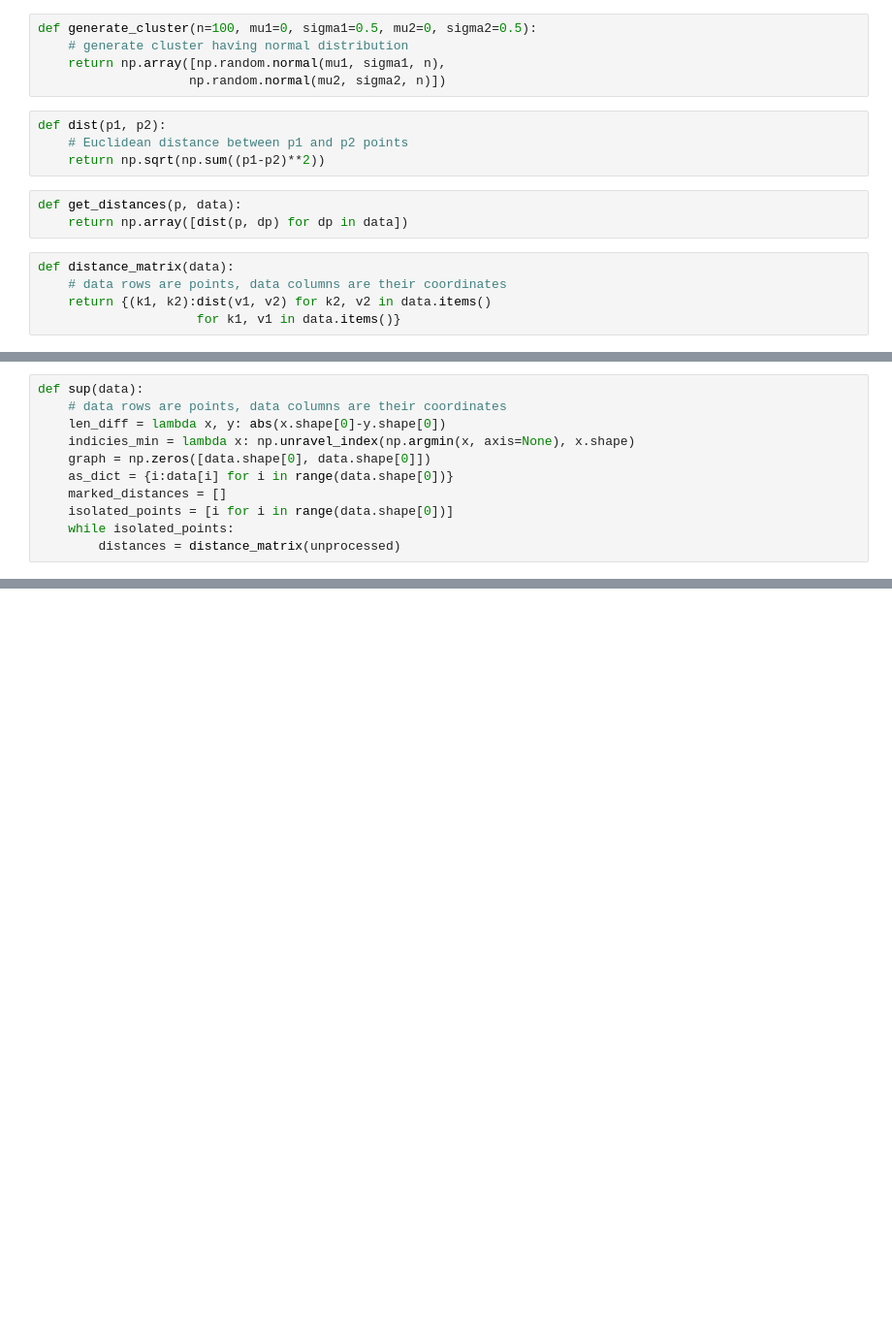
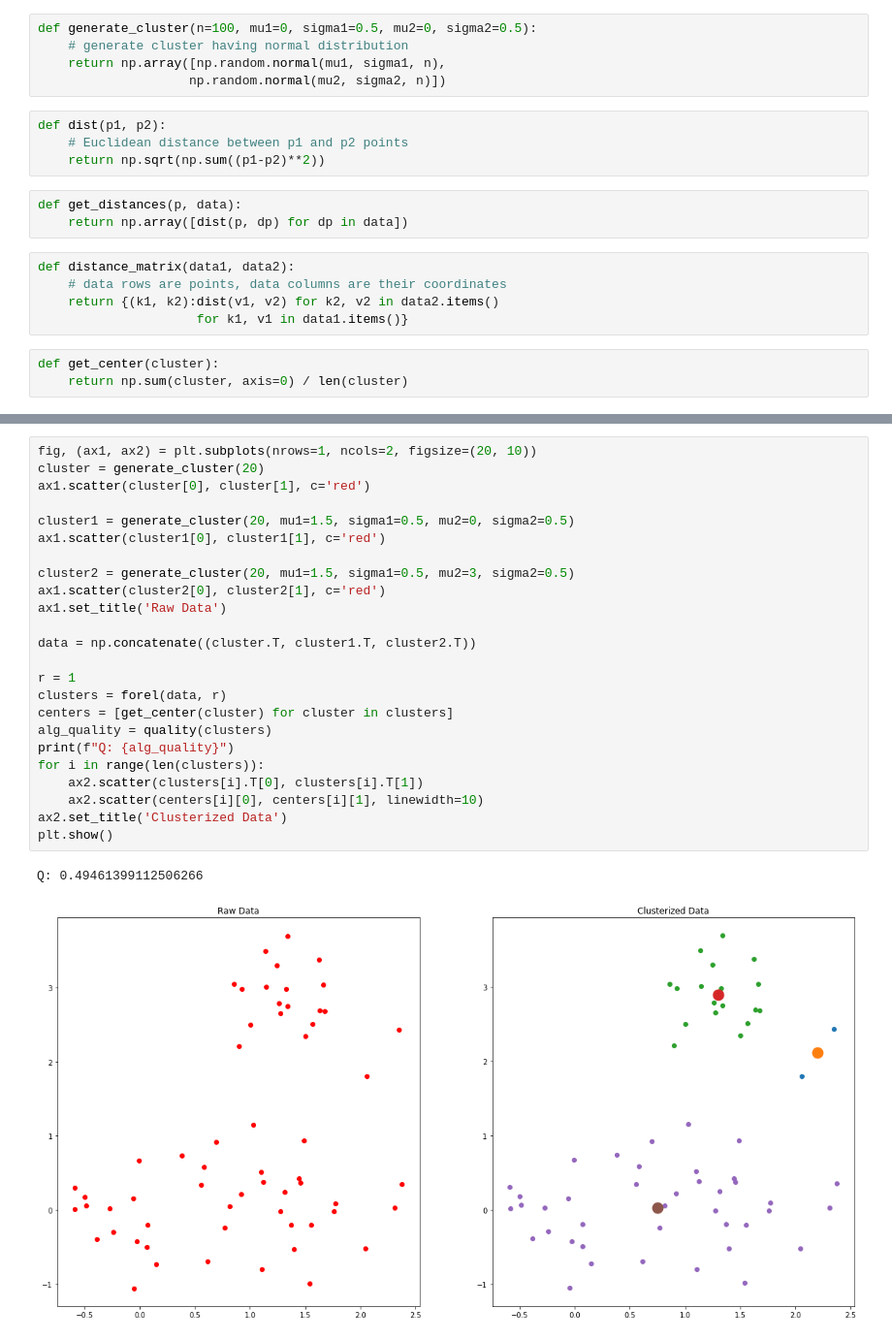
Before and after one commit to IHappyPlant/MLTheory, a Jupyter notebook: Clusterizing.ipynb, the cells around one changed output, grey strips where cells are left out. Shown at 97% size. Saved outputs shown, nothing was run; the diff lists cells and outputs as text; blank space fills up the shorter version.

```diff
--- a/Clusterizing.ipynb
+++ b/Clusterizing.ipynb
@@ -14,7 +17,10 @@ def dist(p1, p2):
 def get_distances(p, data):
     return np.array([dist(p, dp) for dp in data])
 # %%
-def distance_matrix(data):
+def distance_matrix(data1, data2):
     # data rows are points, data columns are their coordinates
-    return {(k1, k2):dist(v1, v2) for k2, v2 in data.items()
-                     for k1, v1 in data.items()}
+    return {(k1, k2):dist(v1, v2) for k2, v2 in data2.items()
+                     for k1, v1 in data1.items()}
+# %%
+def get_center(cluster):
+    return np.sum(cluster, axis=0) / len(cluster)
@@ -65,11 +70,0 @@ def get_colors(clusters, real_clusters, colors):
-# %%
-def sup(data):
-    # data rows are points, data columns are their coordinates
-    len_diff = lambda x, y: abs(x.shape[0]-y.shape[0])
-    indicies_min = lambda x: np.unravel_index(np.argmin(x, axis=None), x.shape)
-    graph = np.zeros([data.shape[0], data.shape[0]])
-    as_dict = {i:data[i] for i in range(data.shape[0])}
-    marked_distances = []
-    isolated_points = [i for i in range(data.shape[0])]
-    while isolated_points:
-        distances = distance_matrix(unprocessed)
@@ -101,0 +155,27 @@ plt.show()
+# %%
+fig, (ax1, ax2) = plt.subplots(nrows=1, ncols=2, figsize=(20, 10))
+cluster = generate_cluster(20)
+ax1.scatter(cluster[0], cluster[1], c='red')
+
+cluster1 = generate_cluster(20, mu1=1.5, sigma1=0.5, mu2=0, sigma2=0.5)
+ax1.scatter(cluster1[0], cluster1[1], c='red')
+
+cluster2 = generate_cluster(20, mu1=1.5, sigma1=0.5, mu2=3, sigma2=0.5)
+ax1.scatter(cluster2[0], cluster2[1], c='red')
+ax1.set_title('Raw Data')
+
+data = np.concatenate((cluster.T, cluster1.T, cluster2.T))
+
+r = 1
+clusters = forel(data, r)
+centers = [get_center(cluster) for cluster in clusters]
+alg_quality = quality(clusters)
+print(f"Q: {alg_quality}")
+for i in range(len(clusters)):
+    ax2.scatter(clusters[i].T[0], clusters[i].T[1])
+    ax2.scatter(centers[i][0], centers[i][1], linewidth=10)
+ax2.set_title('Clusterized Data')
+plt.show()
+# %% [output]
+Q: 0.49461399112506266
+[figure, added]
```
Also changed, not shown: parts of 8 cells of this notebook, 7 other files.
